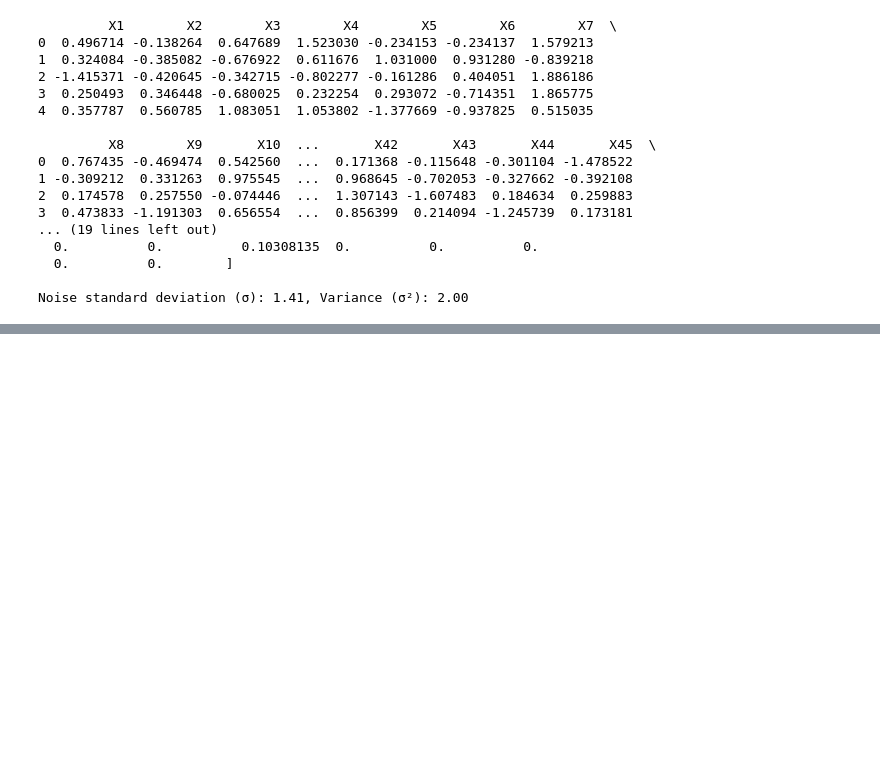
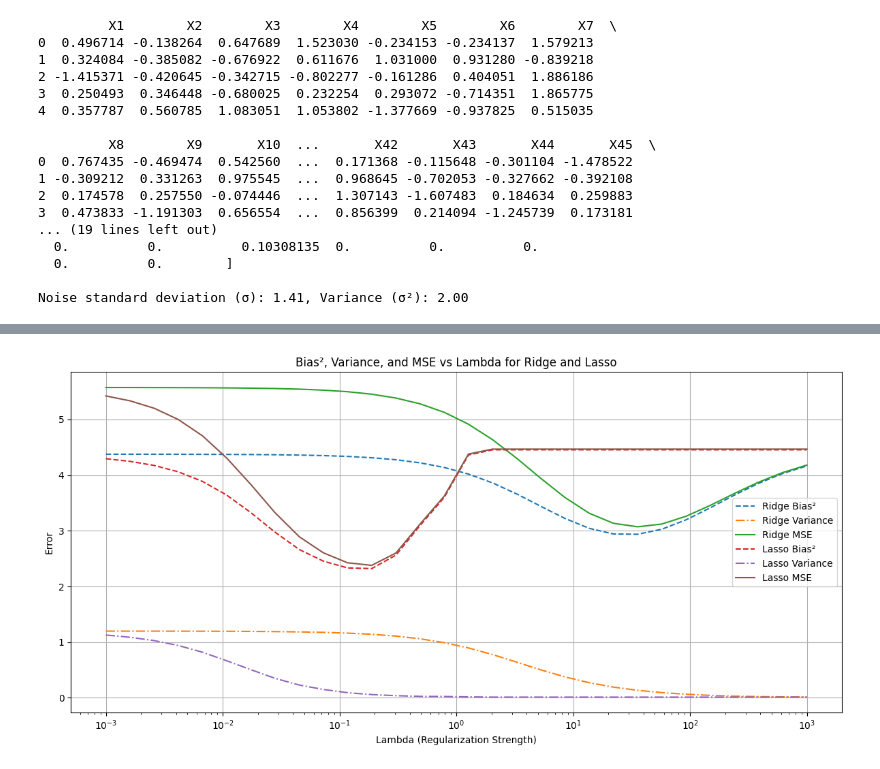
Before and after one commit to glorivaas/Machine_Learning25, a Jupyter notebook: Lab4.ipynb, the cells around one changed output, grey strips where cells are left out. Cells and saved outputs as stored; diff of their text form; code cells hidden in the pictures; blank space fills up the shorter version.

```diff
--- a/Lab4.ipynb
+++ b/Lab4.ipynb
@@ -171,0 +62,84 @@ The Mean Squared Error (MSE) is a fundamental metric in regression analysis. It
+# %%
+import matplotlib.pyplot as plt
+from sklearn.linear_model import Ridge, Lasso
+from sklearn.metrics import mean_squared_error
+from sklearn.datasets import make_regression
+from sklearn.model_selection import RepeatedKFold
+from collections import defaultdict
+
+lambda_values = np.logspace(-3, 3, 30)
+rkf = RepeatedKFold(n_splits=5, n_repeats=10, random_state=42)
+
+ridge_bias2, ridge_variance, ridge_mse = [], [], []
+lasso_bias2, lasso_variance, lasso_mse = [], [], []
+
+for alpha in lambda_values:
+
+    ridge_preds_by_index = defaultdict(list)
+    lasso_preds_by_index = defaultdict(list)
+    y_true_dict = {}
+
+    for train_index, test_index in rkf.split(X):
+        X_train, X_test = X[train_index], X[test_index]
+        y_train, y_test = y[train_index], y[test_index]
+
+        ridge = Ridge(alpha=alpha).fit(X_train, y_train)
+        lasso = Lasso(alpha=alpha, max_iter=10000).fit(X_train, y_train)
+
+        ridge_pred = ridge.predict(X_test)
+        lasso_pred = lasso.predict(X_test)
+
+        for idx, i in enumerate(test_index):
+            ridge_preds_by_index[i].append(ridge_pred[idx])
+            lasso_preds_by_index[i].append(lasso_pred[idx])
+            y_true_dict[i] = y_test[idx]
+
+    indices = sorted(y_true_dict.keys())
+
+    ridge_bias2.append(np.mean([(np.mean(ridge_preds_by_index[i]) - y_true_dict[i]) ** 2 for i in indices]))
+    lasso_bias2.append(np.mean([(np.mean(lasso_preds_by_index[i]) - y_true_dict[i]) ** 2 for i in indices]))
+
+    ridge_variance.append(np.mean([np.var(ridge_preds_by_index[i]) for i in indices]))
+    lasso_variance.append(np.mean([np.var(lasso_preds_by_index[i]) for i in indices]))
+
+    ridge_mse.append(np.mean([(pred - y_true_dict[i]) ** 2 for i in indices for pred in ridge_preds_by_index[i]]))
+    lasso_mse.append(np.mean([(pred - y_true_dict[i]) ** 2 for i in indices for pred in lasso_preds_by_index[i]]))
+
+plt.figure(figsize=(12, 6))
+
+plt.semilogx(lambda_values, ridge_bias2, label='Ridge Bias²', linestyle='--')
+plt.semilogx(lambda_values, ridge_variance, label='Ridge Variance', linestyle='-.')
+plt.semilogx(lambda_values, ridge_mse, label='Ridge MSE', linestyle='-')
+
+plt.semilogx(lambda_values, lasso_bias2, label='Lasso Bias²', linestyle='--')
+plt.semilogx(lambda_values, lasso_variance, label='Lasso Variance', linestyle='-.')
+plt.semilogx(lambda_values, lasso_mse, label='Lasso MSE', linestyle='-')
+
+plt.xlabel("Lambda (Regularization Strength)")
+plt.ylabel("Error")
+plt.title("Bias², Variance, and MSE vs Lambda for Ridge and Lasso")
+plt.legend()
+plt.grid(True)
+plt.tight_layout()
+plt.show()
+
+# Validation plot
+ridge_mse_theory = np.array(ridge_bias2) + np.array(ridge_variance)
+lasso_mse_theory = np.array(lasso_bias2) + np.array(lasso_variance)
+
+plt.figure(figsize=(12, 6))
+plt.semilogx(lambda_values, ridge_mse, label='Ridge MSE (actual)', linestyle='-')
+plt.semilogx(lambda_values, ridge_mse_theory, label='Ridge Bias² + Variance', linestyle='--')
+
+plt.semilogx(lambda_values, lasso_mse, label='Lasso MSE (actual)', linestyle='-')
+plt.semilogx(lambda_values, lasso_mse_theory, label='Lasso Bias² + Variance', linestyle='--')
+
+plt.xlabel("Lambda (Regularization Strength)")
+plt.ylabel("MSE")
+plt.title("Validation: MSE vs Bias² + Variance")
+plt.legend()
+plt.grid(True)
+plt.tight_layout()
+plt.show()
+# %% [output]
+[figure, added]
```
Also changed, not shown: parts of 8 cells of this notebook.
